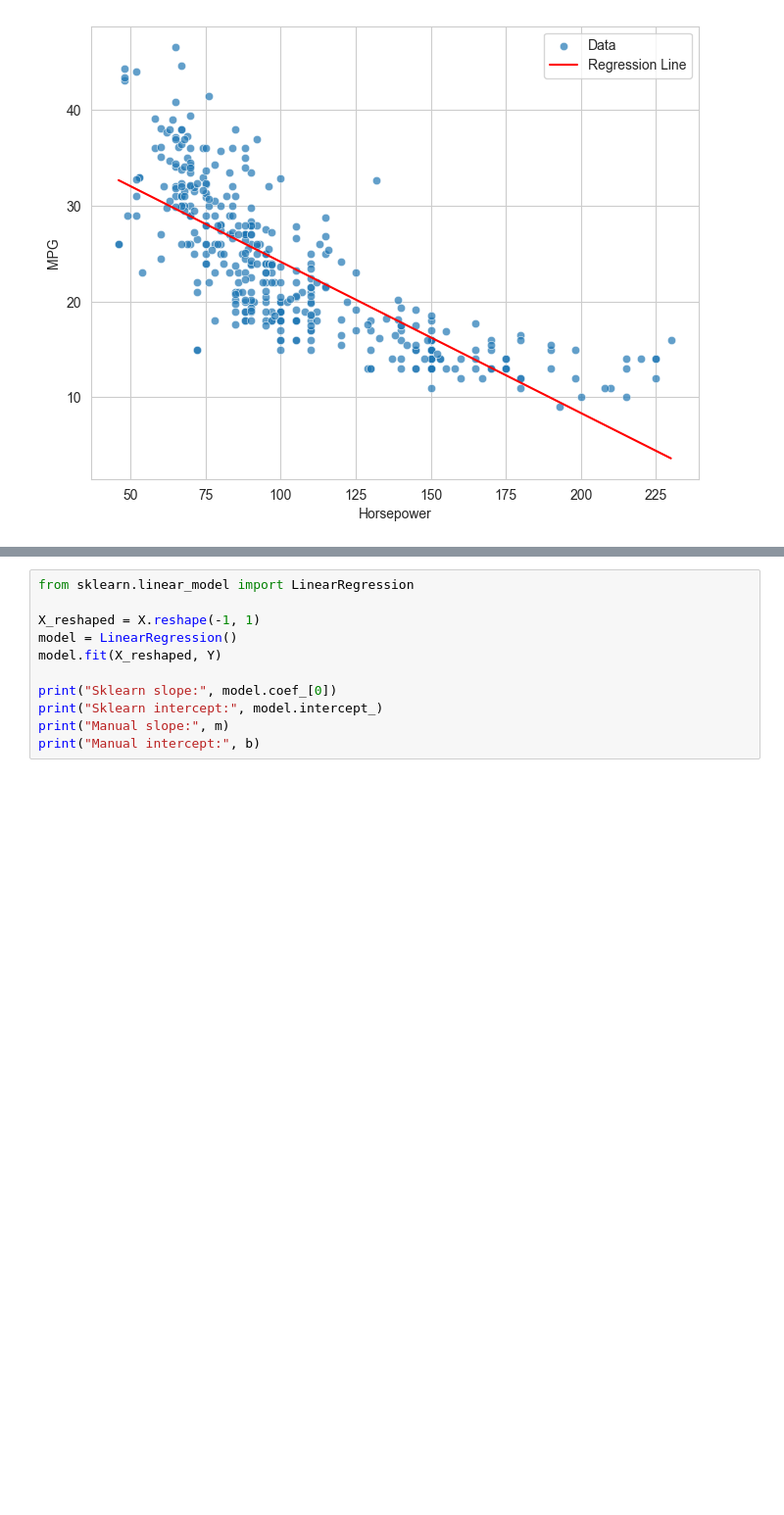
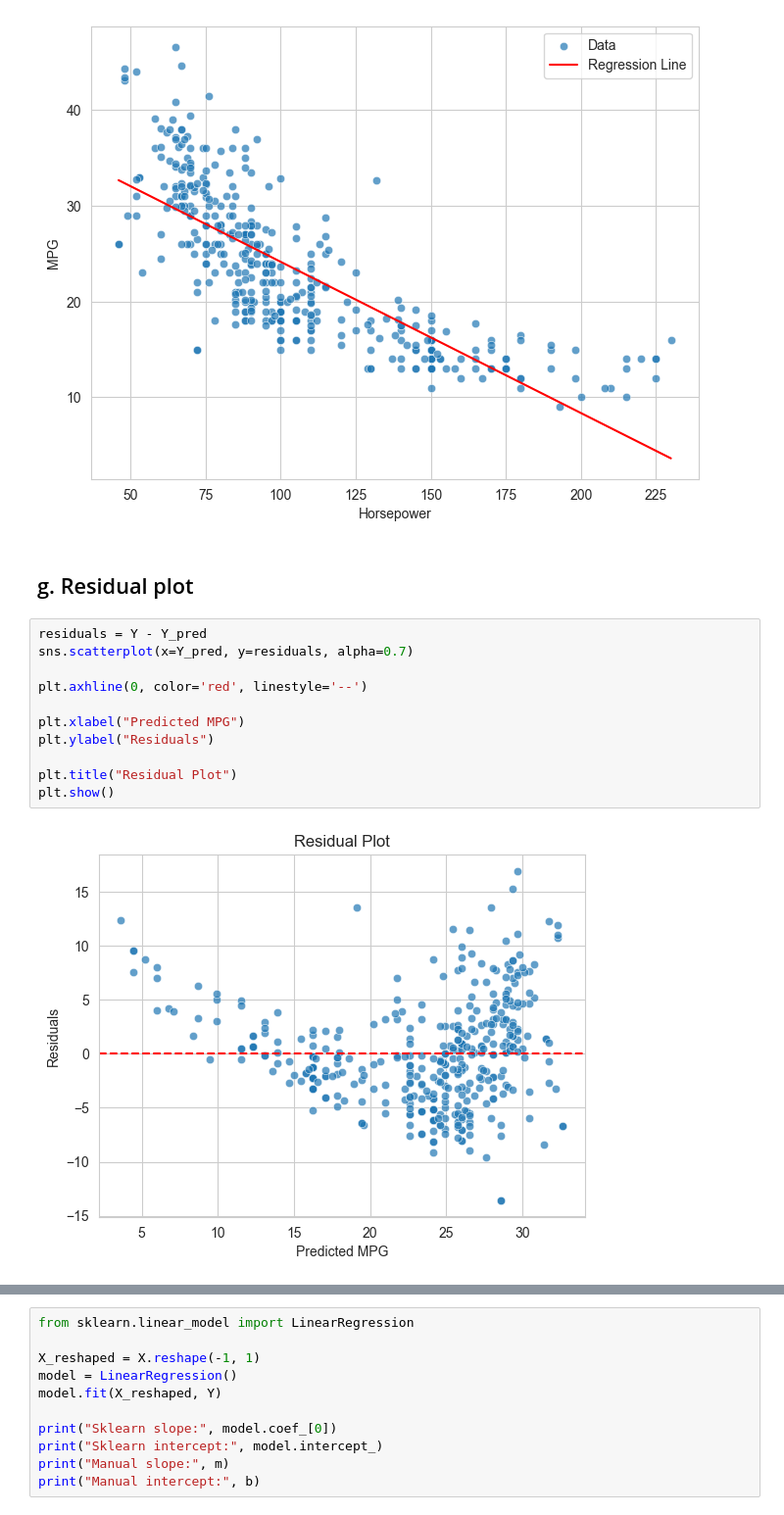
Before and after one commit to Wins010/Machine_Learning_Projects, a Jupyter notebook: Supervised-Learning/Linear-Regression/Simple-Linear-Regression/notebooks/02_model_training.ipynb, the cells around one changed output, grey strips where cells are left out. Shown: that part at 98% size. Cells and saved outputs as stored; diff of their text form; blank space fills up the shorter version.

Commit message:
Added a residual plot to check linearity assumption

```diff
--- a/Supervised-Learning/Linear-Regression/Simple-Linear-Regression/notebooks/02_model_training.ipynb
+++ b/Supervised-Learning/Linear-Regression/Simple-Linear-Regression/notebooks/02_model_training.ipynb
@@ -148,4 +148,19 @@ plt.ylabel("MPG")
 plt.show()
 # %% [output]
 [figure]
+# %% [markdown]
+## g. Residual plot
+# %%
+residuals = Y - Y_pred
+sns.scatterplot(x=Y_pred, y=residuals, alpha=0.7)
+
+plt.axhline(0, color='red', linestyle='--')
+
+plt.xlabel("Predicted MPG")
+plt.ylabel("Residuals")
+
+plt.title("Residual Plot")
+plt.show()
+# %% [output]
+[figure, added]
 # %% [markdown]
```
Also changed, not shown: parts of 2 cells of this notebook.
